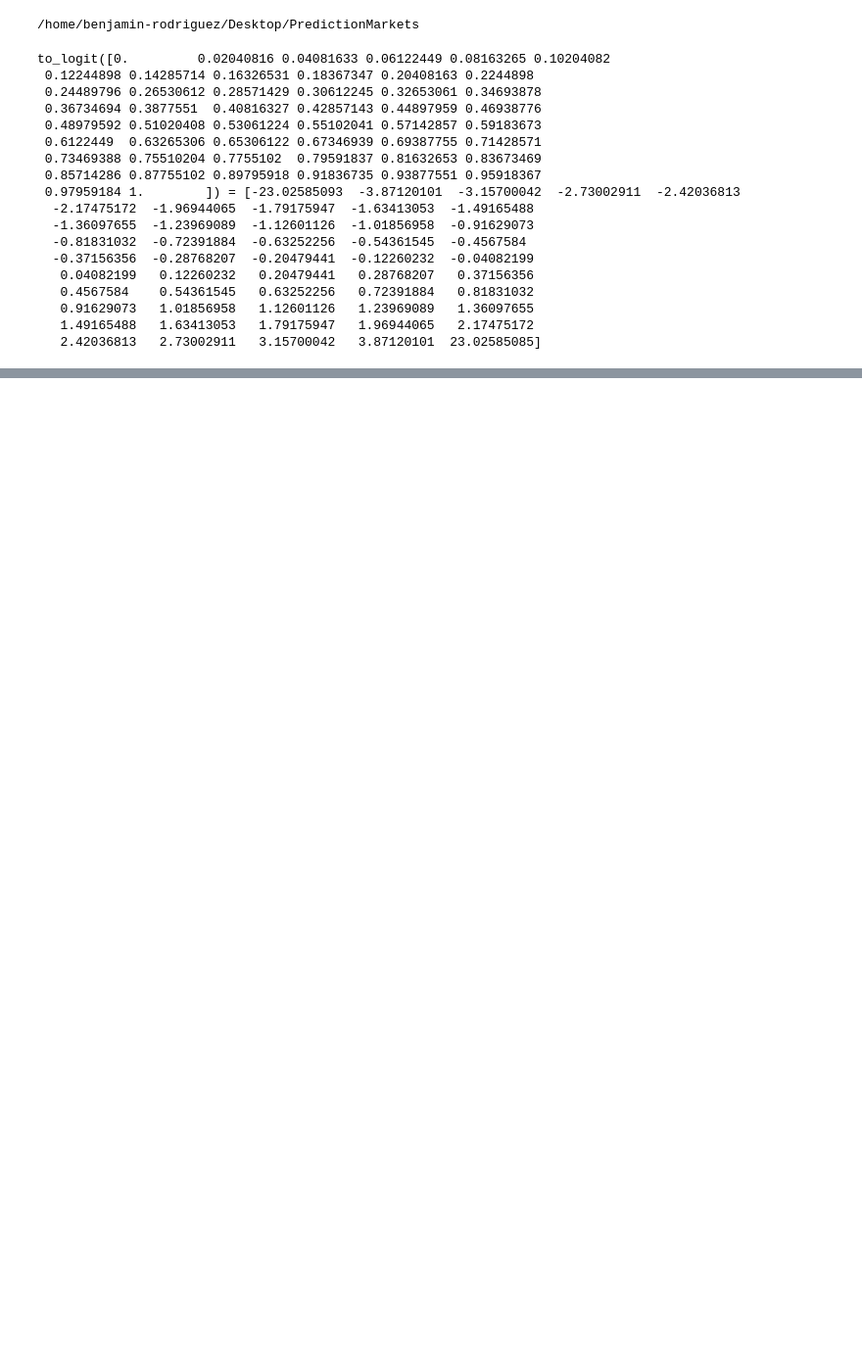
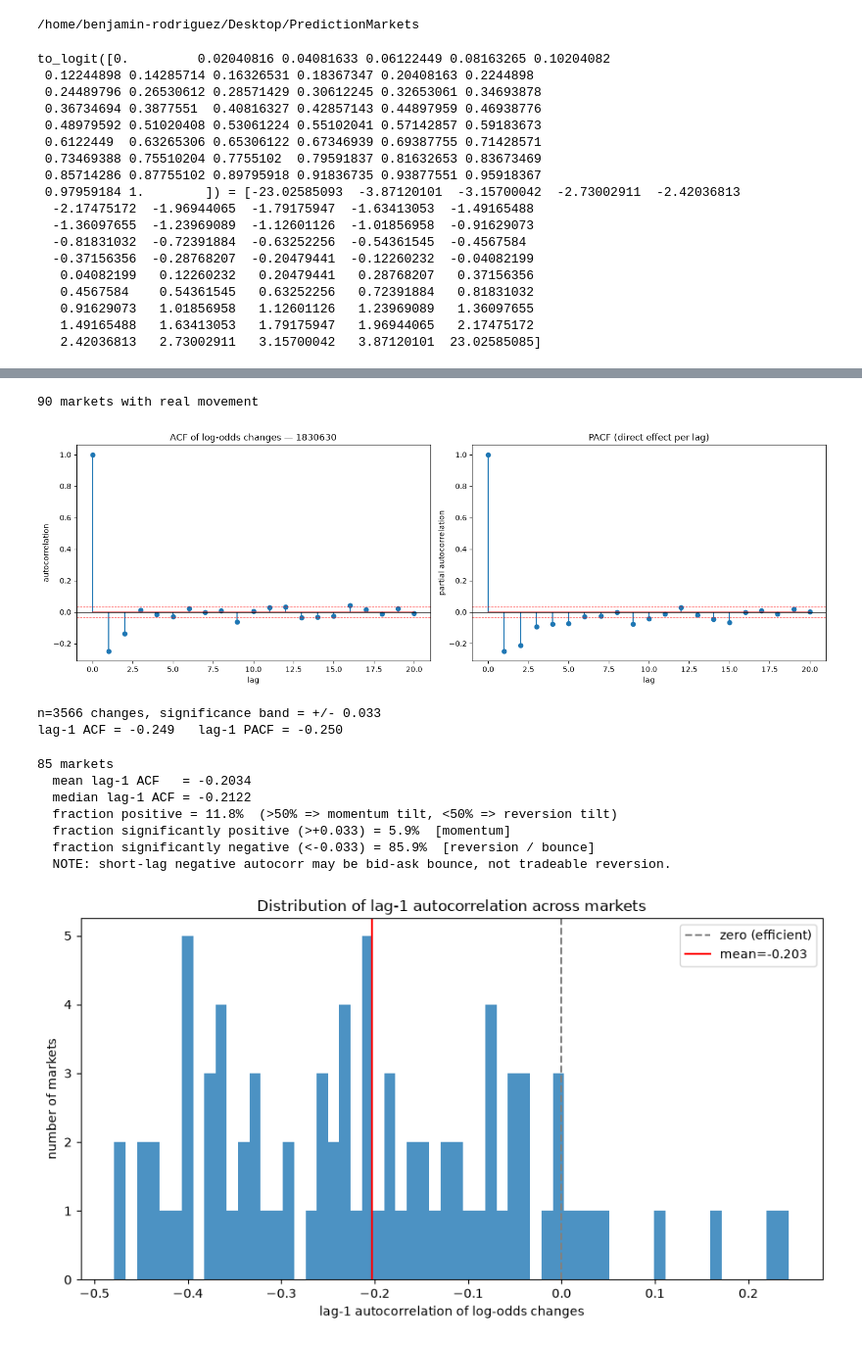
Before and after one commit to BenRodriguez1029/PredictionMarket, a Jupyter notebook: notebooks/m3.ipynb, the cells around one changed output, grey strips where cells are left out. Shown at 98% size. Cells and saved outputs as stored; diff of their text form; code cells hidden in the pictures; blank space fills up the shorter version.

```diff
--- a/notebooks/m3.ipynb
+++ b/notebooks/m3.ipynb
@@ -47,0 +112,32 @@ import numpy as np
+# %%
+# get a sample of markets with history
+from db.connection import get_conn
+import pandas as pd
+
+ids = pd.read_sql("""
+        SELECT market_id FROM market_snapshots WHERE mid_price IS NOT NULL
+        GROUP BY market_id HAVING COUNT(*) >= 100
+        ORDER BY RANDOM() LIMIT 300
+    """, get_engine())["market_id"].tolist()
+
+ids = [m for m in ids if has_real_movement(m)]
+print(f"{len(ids)} markets with real movement")
+# %% [output]
+90 markets with real movement
+# %%
+# 3.3 — visual on one market, then the aggregate
+plot_acf_pacf(ids[0])
+dist = lag1_autocorr_distribution(ids)
+plot_lag1_distribution(dist)
+# %% [output]
+[figure, added]
+n=3566 changes, significance band = +/- 0.033
+lag-1 ACF = -0.249   lag-1 PACF = -0.250
+85 markets
+  mean lag-1 ACF   = -0.2034
+  median lag-1 ACF = -0.2122
+  fraction positive = 11.8%  (>50% => momentum tilt, <50% => reversion tilt)
+  fraction significantly positive (>+0.033) = 5.9%  [momentum]
+  fraction significantly negative (<-0.033) = 85.9%  [reversion / bounce]
+  NOTE: short-lag negative autocorr may be bid-ask bounce, not tradeable reversion.
+[figure, added]
```
Also changed, not shown: parts of 10 cells of this notebook, 4 other files.
